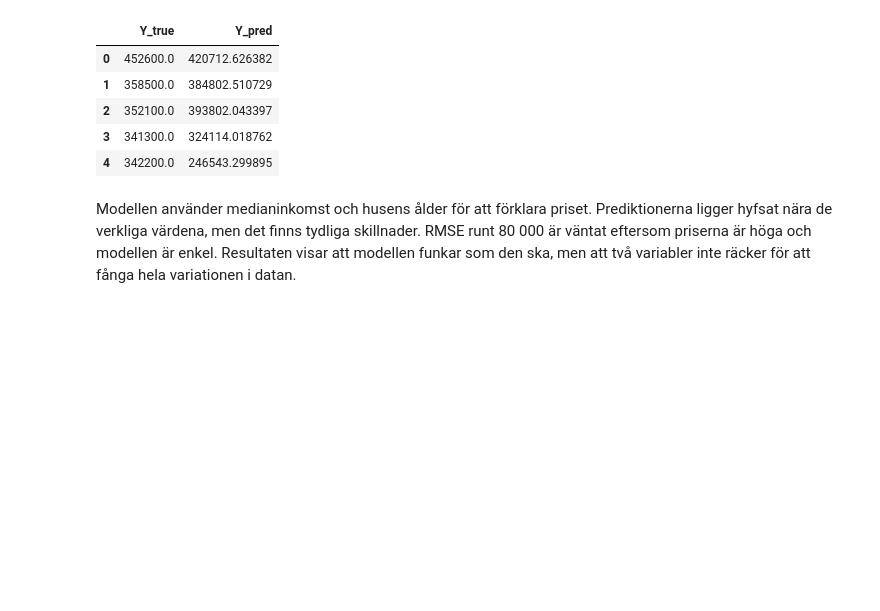
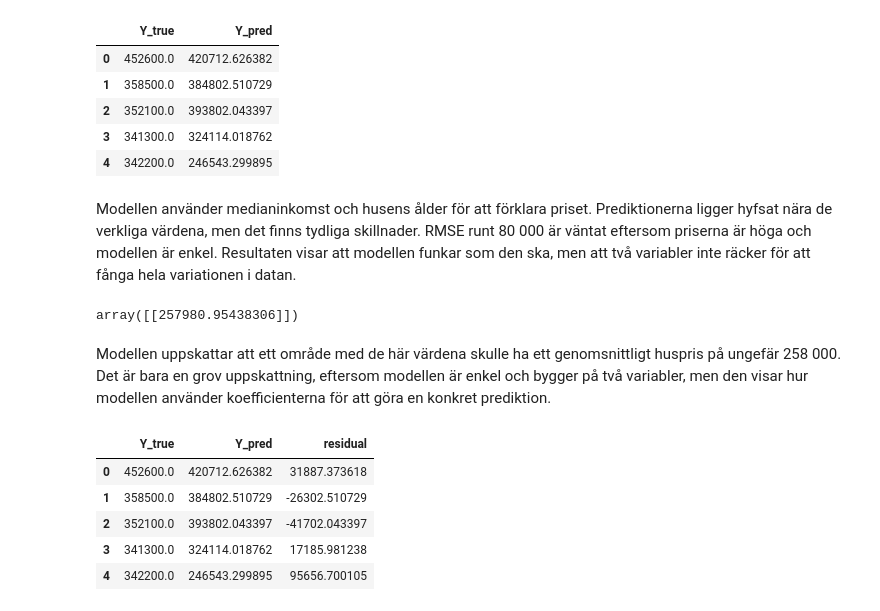
Before and after one commit to EmiJov/Statistiska-metoder-Emilia-Jovanovic, a Jupyter notebook: Labb/Labb.ipynb, the cells around one changed output. Saved outputs shown, nothing was run; the diff lists cells and outputs as text; code cells hidden in the pictures; blank space fills up the shorter version.

```diff
--- a/Labb/Labb.ipynb
+++ b/Labb/Labb.ipynb
@@ -88,3 +88,31 @@ pd.DataFrame({
 | 4 | 342200.0 | 246543.299895 |
 # %% [markdown]
 Modellen använder medianinkomst och husens ålder för att förklara priset. Prediktionerna ligger hyfsat nära de verkliga värdena, men det finns tydliga skillnader. RMSE runt 80 000 är väntat eftersom priserna är höga och modellen är enkel. Resultaten visar att modellen funkar som den ska, men att två variabler inte räcker för att fånga hela variationen i datan.
+# %%
+# Exempelvärden
+new_income = 5.0
+new_age = 30
+
+x_new = np.array([[1, new_income, new_age]])
+model.predict(x_new)
+# %% [output]
+array([[257980.95438306]])
+# %% [markdown]
+Modellen uppskattar att ett område med de här värdena skulle ha ett genomsnittligt huspris på ungefär 258 000. Det är bara en grov uppskattning, eftersom modellen är enkel och bygger på två variabler, men den visar hur modellen använder koefficienterna för att göra en konkret prediktion.
+# %%
+# Beräknar residualerna (skillnaden mellan verkligt och predikterat värde)
+residuals = Y - model.predict(X)
+
+# Visar de första fem residualerna tillsammans med Y_true och Y_pred
+pd.DataFrame({
+    "Y_true": Y[:5, 0],
+    "Y_pred": model.predict(X)[:5, 0],
+    "residual": residuals[:5, 0]
+})
+# %% [output]
+|  | Y_true | Y_pred | residual |
+| 0 | 452600.0 | 420712.626382 | 31887.373618 |
+| 1 | 358500.0 | 384802.510729 | -26302.510729 |
+| 2 | 352100.0 | 393802.043397 | -41702.043397 |
+| 3 | 341300.0 | 324114.018762 | 17185.981238 |
+| 4 | 342200.0 | 246543.299895 | 95656.700105 |
```
Also changed, not shown: parts of 3 cells of this notebook.
